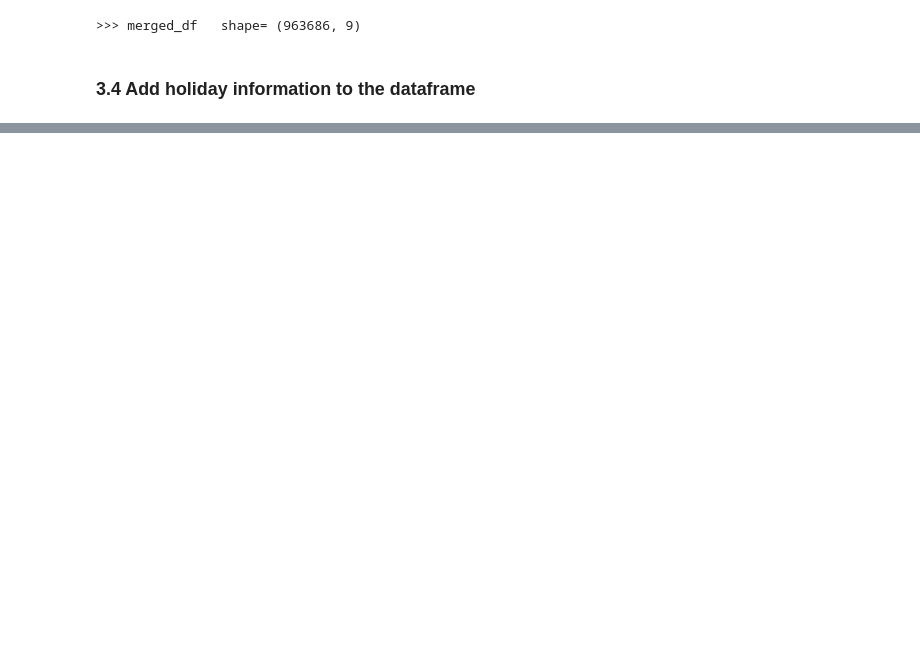
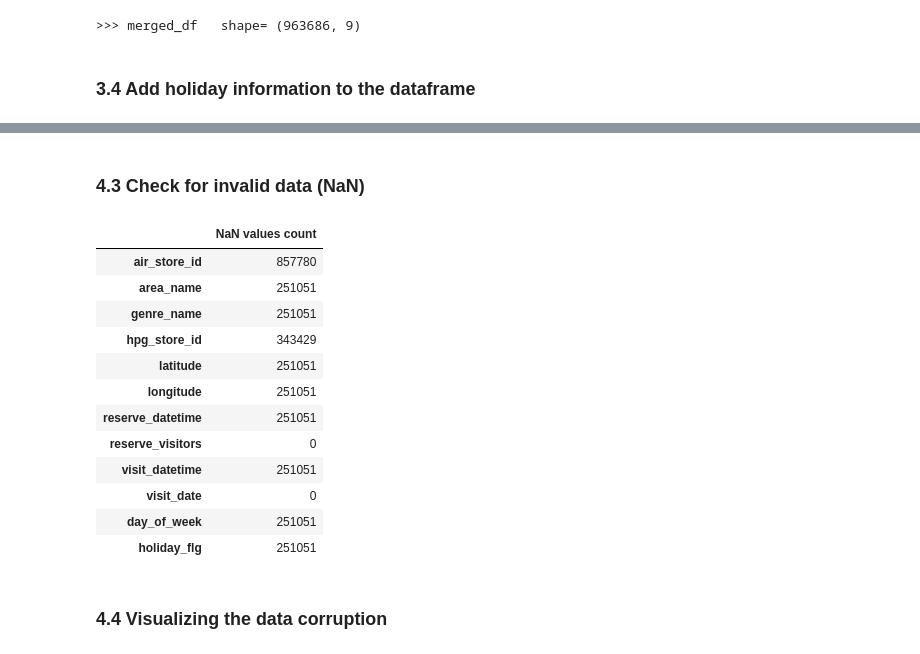
Before and after one commit to karlphillip/DataScience, a Jupyter notebook: Project1/1_data_wrangling.ipynb, the cells around one changed output, grey strips where cells are left out. Drawn from its saved outputs; the diff is of its cells as text; code cells hidden in the pictures; blank space fills up the shorter version.

```diff
--- a/Project1/1_data_wrangling.ipynb
+++ b/Project1/1_data_wrangling.ipynb
@@ -380,0 +423,40 @@ print(">>> Number of days:", len(merged_df['visit_datetime'].dt.normalize().valu
+# %% [markdown]
+### 4.3 Check for invalid data (NaN)
+# %%
+# Checks columns separately for NaN values
+nan_count_df = pd.DataFrame(columns=['NaN values count'])
+
+def check_invalid(df):
+    nan_count_df.drop(nan_count_df.index, inplace=True) # reset dataframe, drop all rows
+
+    #print('>>> Number of NaN values found in each column:')
+    col_list = list(df.columns.tolist())
+
+    total_nan = 0
+    for col_name in col_list:
+        nan_count = df[col_name].isnull().sum()
+        #print('\t' + col_name+ ' = ' + str(nan_count))
+        nan_count_df.loc[col_name] = nan_count
+        total_nan += nan_count
+
+    return total_nan
+
+# count how many NaNs are there
+total_nan_count = check_invalid(merged_df)
+display(nan_count_df)
+# %% [output]
+|  | NaN values count |
+| air_store_id | 857780 |
+| area_name | 251051 |
+| genre_name | 251051 |
+| hpg_store_id | 343429 |
+| latitude | 251051 |
+| longitude | 251051 |
+| reserve_datetime | 251051 |
+| reserve_visitors | 0 |
+| visit_datetime | 251051 |
+| visit_date | 0 |
+| day_of_week | 251051 |
+| holiday_flg | 251051 |
+# %% [markdown]
+### 4.4 Visualizing the data corruption
```
Also changed, not shown: parts of 62 cells of this notebook.
